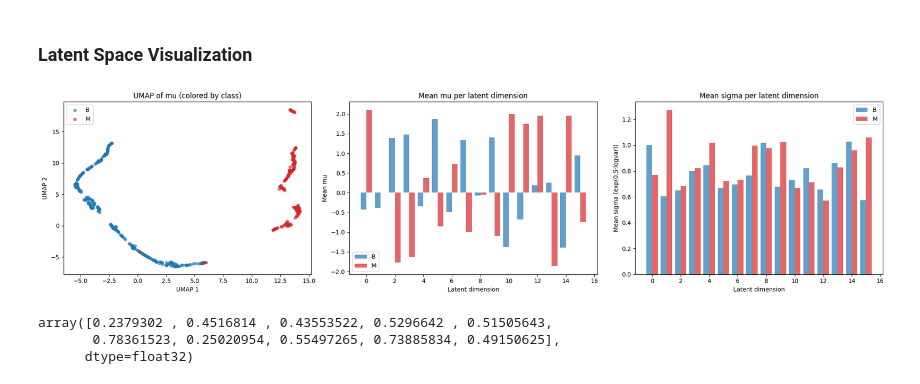
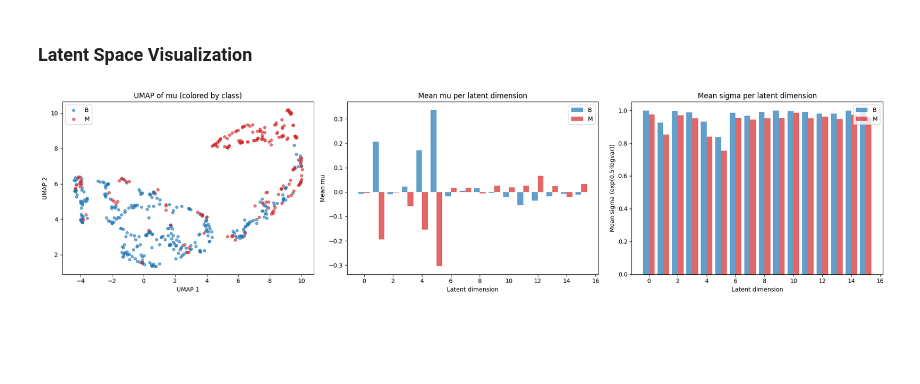
Before and after one commit to gavinkornitsky/DS4420_Project, a Jupyter notebook: train.ipynb, the cells around one changed output. Saved outputs shown, nothing was run; the diff lists cells and outputs as text; code cells hidden in the pictures; blank space fills up the shorter version.

```diff
--- a/train.ipynb
+++ b/train.ipynb
@@ -11,10 +11,11 @@ import torch
 # %%
 SEED = 42
 BATCH_SIZE = 32
-INPUT_DIM = 31
+INPUT_DIM = 30
+LABEL_DIM = 1
 LATENT_DIM = 16
 MAX_EPOCHS = 500
-VERSION = "beta_scheduler_max_0.008"
+VERSION = "conditional_vae_v1"
 
 l.seed_everything(SEED)
 # %% [output]
@@ -30,7 +31,7 @@ class InjectNormStats(Callback):
 import os, glob
 
 data_module = WDBCDataModule(batch_size=BATCH_SIZE, seed=SEED)
-model = VAEModule(input_dim=INPUT_DIM, latent_dim=LATENT_DIM, beta_max=0.005)
+model = VAEModule(feature_dim=INPUT_DIM, label_dim=LABEL_DIM, latent_dim=LATENT_DIM, beta_max=0.005, beta_warmup_epochs=20, beta_anneal_epochs=50)
 
 logger = CSVLogger(save_dir="logs", name="vae_training", version=VERSION)
 
@@ -39,7 +40,7 @@ for f in glob.glob(os.path.join(logger.log_dir, "best_model*.ckpt")):
     os.remove(f)
 
 callbacks = [
-    EarlyStopping(monitor="train_loss", patience=10, mode="min"),
+    EarlyStopping(monitor="train_loss", patience=100, mode="min"),
     ModelCheckpoint(
         dirpath=logger.log_dir,
         monitor="train_loss",
@@ -153,15 +147,15 @@ import umap
 model.eval()
 data_module.setup()
 all_X = torch.cat([data_module.train_X, data_module.val_X])
-all_y = torch.cat([data_module.train_y, data_module.val_y]).numpy()
-x_input = torch.cat([all_X, torch.tensor(all_y).unsqueeze(1)], dim=1)
+all_y = torch.cat([data_module.train_y, data_module.val_y])
 
 with torch.no_grad():
-    mu, logvar = model.encode(x_input.float())
+    mu, logvar = model.encode(all_X.float(), all_y.unsqueeze(1).float())
     mu = mu.numpy()
     logvar = logvar.numpy()
     std = np.exp(0.5 * logvar)
 
+all_y = all_y.numpy()
 labels = ["B" if y == 0 else "M" for y in all_y]
 
 # UMAP projection of mu
@@ -178,32 +172,32 @@ axes[0].set_title("UMAP of mu (colored by class)")
 axes[0].set_xlabel("UMAP 1")
 axes[0].set_ylabel("UMAP 2")
 axes[0].legend()
 
 # 2) Mean mu per dimension by class
 benign_mu = mu[np.array(all_y) == 0].mean(axis=0)
 malign_mu = mu[np.array(all_y) == 1].mean(axis=0)
 x_dims = np.arange(mu.shape[1])
 axes[1].bar(x_dims - 0.2, benign_mu, width=0.4, label="B", color="tab:blue", alpha=0.7)
 axes[1].bar(x_dims + 0.2, malign_mu, width=0.4, label="M", color="tab:red", alpha=0.7)
 axes[1].set_title("Mean mu per latent dimension")
 axes[1].set_xlabel("Latent dimension")
 axes[1].set_ylabel("Mean mu")
 axes[1].legend()
 
 # 3) Mean std per dimension by class
 benign_std = std[np.array(all_y) == 0].mean(axis=0)
 malign_std = std[np.array(all_y) == 1].mean(axis=0)
 axes[2].bar(x_dims - 0.2, benign_std, width=0.4, label="B", color="tab:blue", alpha=0.7)
 axes[2].bar(x_dims + 0.2, malign_std, width=0.4, label="M", color="tab:red", alpha=0.7)
 axes[2].set_title("Mean sigma per latent dimension")
 axes[2].set_xlabel("Latent dimension")
 axes[2].set_ylabel("Mean sigma (exp(0.5·logvar))")
 axes[2].legend()
 
 plt.tight_layout()
 
 fig.savefig(os.path.join(plots_dir, "latent_space.png"), dpi=150)
 plt.show()
 # %% [output]
-[figure, old version]
+[figure, new version]
 # %%
@@ -211,6 +206,0 @@ new_samples = model.generate(n_samples=10).cpu().numpy()
-# %%
-new_samples[:, -1]
-# %% [output]
-array([0.2379302 , 0.4516814 , 0.43553522, 0.5296642 , 0.51505643,
-       0.78361523, 0.25020954, 0.55497265, 0.73885834, 0.49150625],
-      dtype=float32)
```
Also changed, not shown: parts of 3 cells of this notebook, 10 other files.
